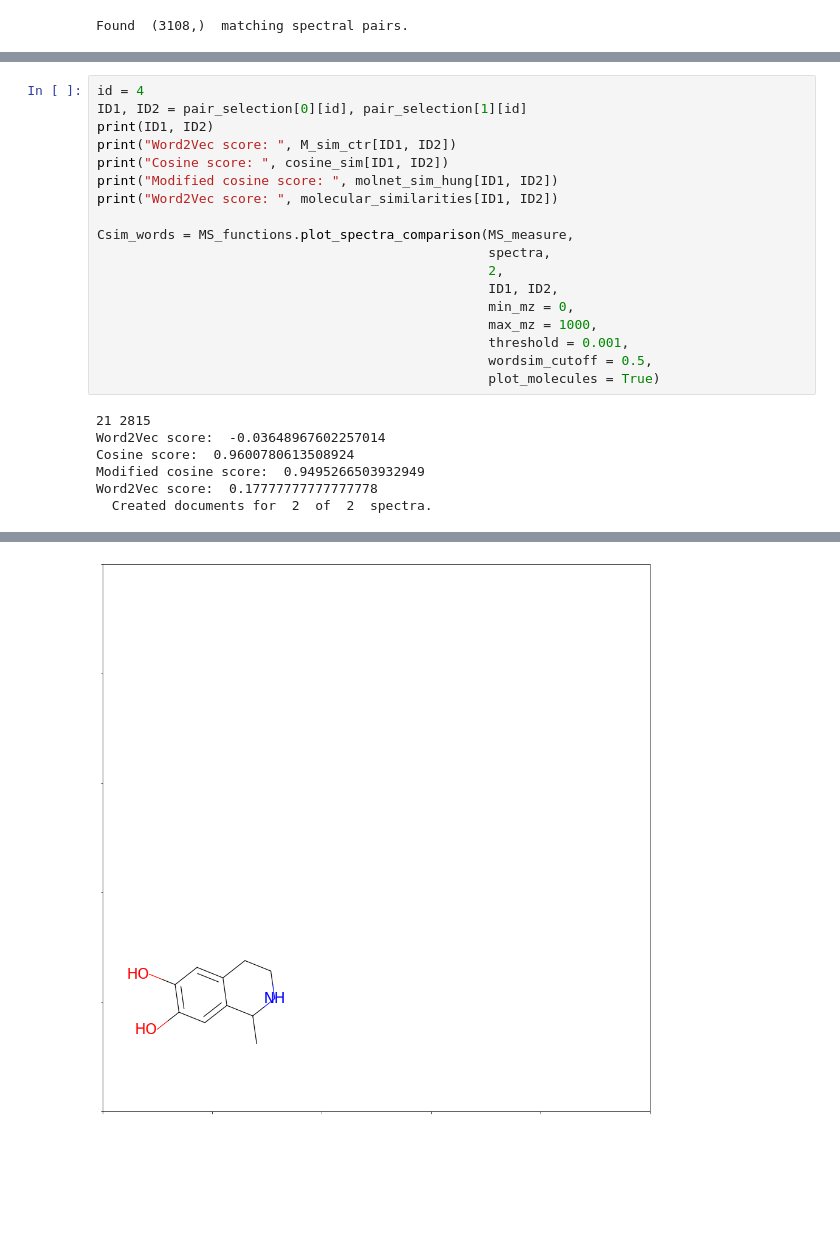
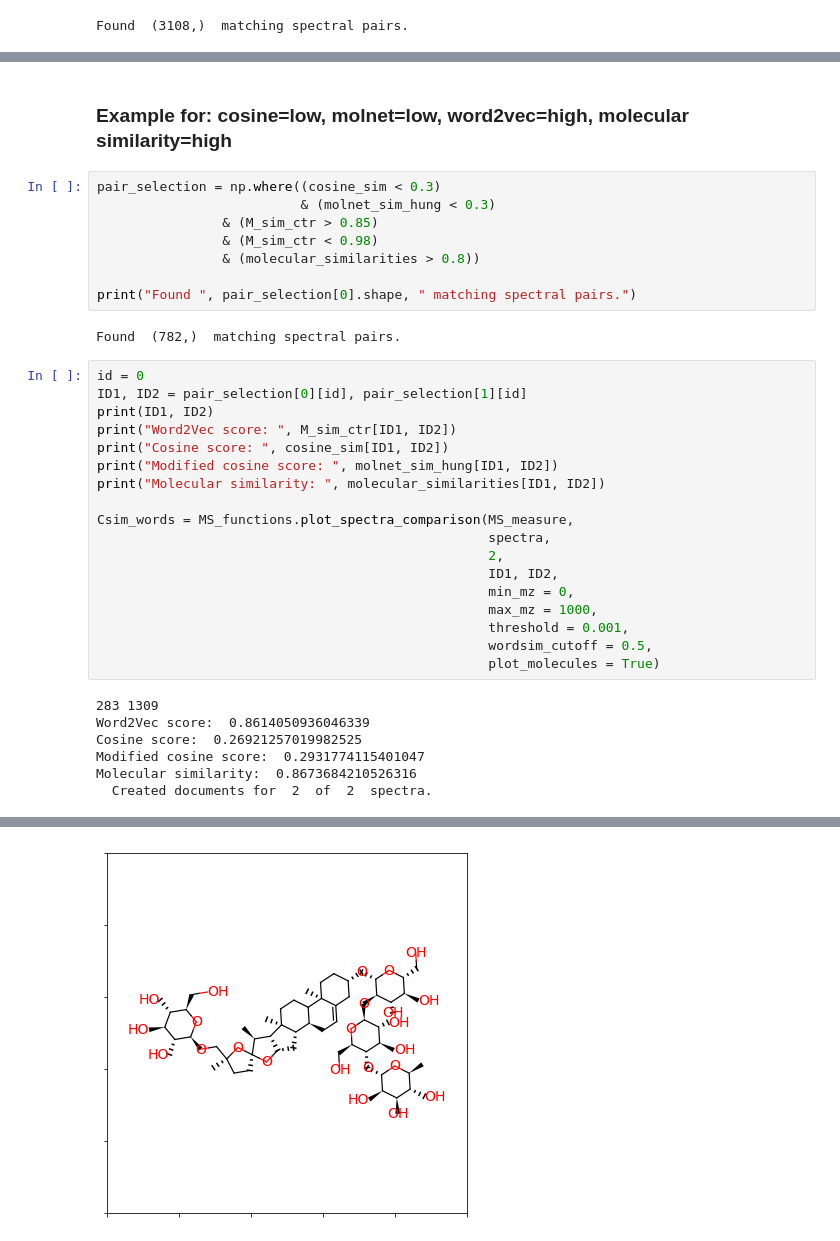
Before and after one commit to florian-huber/SeSiMe, a Jupyter notebook: notebooks/SeSiMe_MS_gnps_unique_smiles_in-depth_examples.ipynb, the cells around one changed output, grey strips where cells are left out. Drawn from its saved outputs; the diff is of its cells as text; blank space fills up the shorter version.

Commit message:
addition of more examples

```diff
--- a/notebooks/SeSiMe_MS_gnps_unique_smiles_in-depth_examples.ipynb
+++ b/notebooks/SeSiMe_MS_gnps_unique_smiles_in-depth_examples.ipynb
@@ -184,11 +204,23 @@ Found  (3108,)  matching spectral pairs.
+# %% [markdown]
+### Example for: cosine=low, molnet=low, word2vec=high, molecular similarity=high
+# %%
+pair_selection = np.where((cosine_sim < 0.3)
+                          & (molnet_sim_hung < 0.3)
+                & (M_sim_ctr > 0.85)
+                & (M_sim_ctr < 0.98)
+                & (molecular_similarities > 0.8))
+
+print("Found ", pair_selection[0].shape, " matching spectral pairs.")
+# %% [output]
+Found  (782,)  matching spectral pairs.
 # %%
-id = 4
+id = 0
 ID1, ID2 = pair_selection[0][id], pair_selection[1][id]
 print(ID1, ID2)
 print("Word2Vec score: ", M_sim_ctr[ID1, ID2])
 print("Cosine score: ", cosine_sim[ID1, ID2])
 print("Modified cosine score: ", molnet_sim_hung[ID1, ID2])
-print("Word2Vec score: ", molecular_similarities[ID1, ID2])
+print("Molecular similarity: ", molecular_similarities[ID1, ID2])
 
 Csim_words = MS_functions.plot_spectra_comparison(MS_measure,
                                                   spectra,
@@ -200,9 +232,9 @@ Csim_words = MS_functions.plot_spectra_comparison(MS_measure,
                                                   wordsim_cutoff = 0.5,
                                                   plot_molecules = True)
 # %% [output]
-21 2815
-Word2Vec score:  -0.03648967602257014
-Cosine score:  0.9600780613508924
-Modified cosine score:  0.9495266503932949
-Word2Vec score:  0.17777777777777778
+283 1309
+Word2Vec score:  0.8614050936046339
+Cosine score:  0.26921257019982525
+Modified cosine score:  0.2931774115401047
+Molecular similarity:  0.8673684210526316
   Created documents for  2  of  2  spectra.
@@ -211 +243 @@ Word2Vec score:  0.17777777777777778
-[figure, old version]
+[figure, new version]
```
Also changed, not shown: parts of 9 cells of this notebook.
